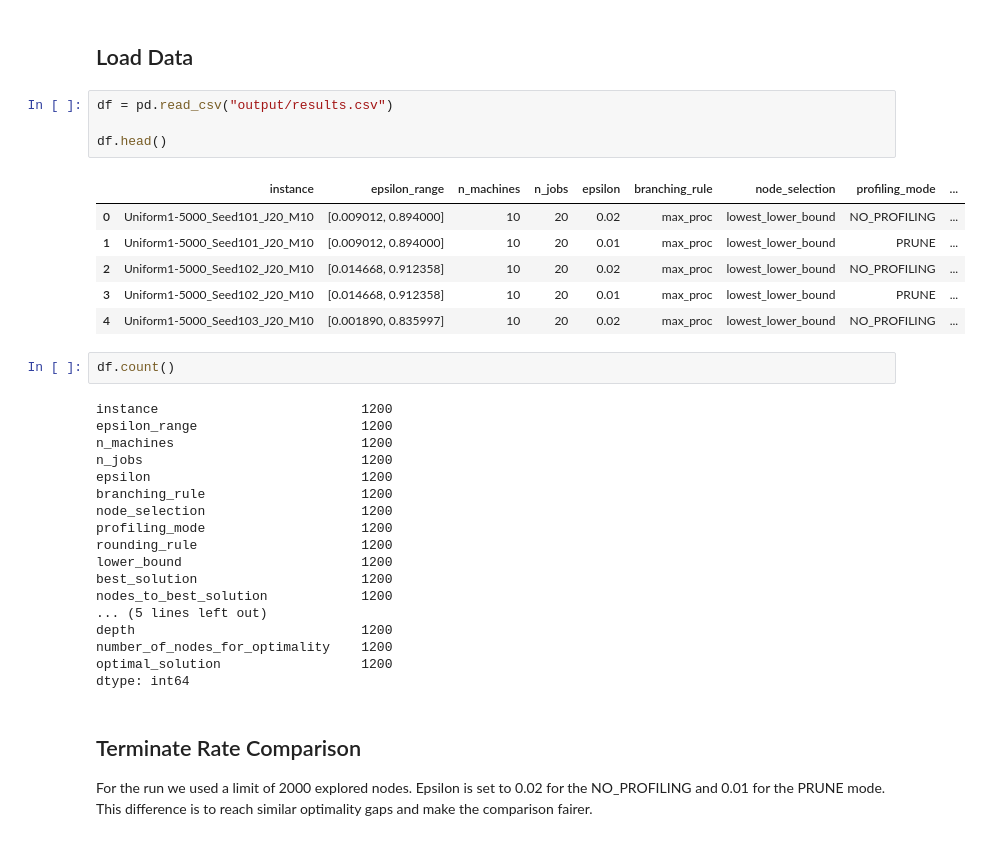
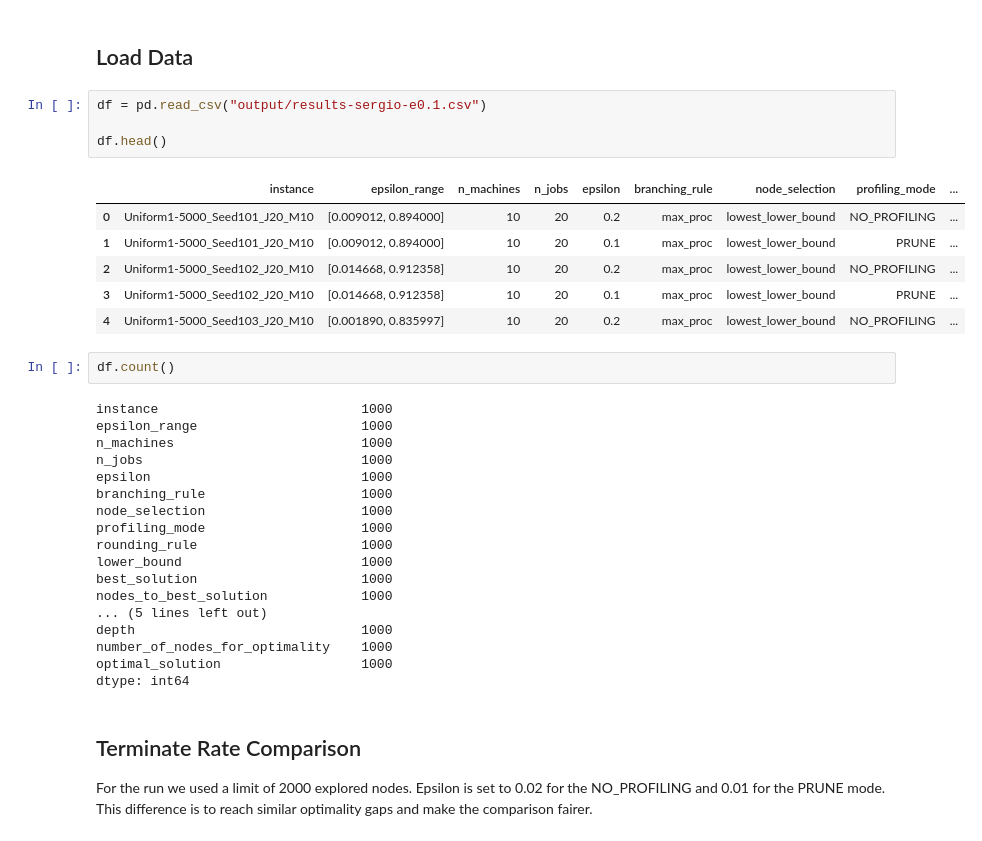
Before and after one commit to BEagle1984/branch_and_bound_as_PTAS, a Jupyter notebook: plots_identical_stats.ipynb, the cells around one changed output. Cells and saved outputs as stored; diff of their text form.

```diff
--- a/plots_identical_stats.ipynb
+++ b/plots_identical_stats.ipynb
@@ -13,35 +13,35 @@ import numpy as np
 # %% [markdown]
 ## Load Data
 # %%
-df = pd.read_csv("output/results.csv")
+df = pd.read_csv("output/results-sergio-e0.1.csv")
 
 df.head()
 # %% [output]
 |  | instance | epsilon_range | n_machines | n_jobs | epsilon | branching_rule | node_selection | profiling_mode | ... |
-| 0 | Uniform1-5000_Seed101_J20_M10 | [0.009012, 0.894000] | 10 | 20 | 0.02 | max_proc | lowest_lower_bound | NO_PROFILING | ... |
-| 1 | Uniform1-5000_Seed101_J20_M10 | [0.009012, 0.894000] | 10 | 20 | 0.01 | max_proc | lowest_lower_bound | PRUNE | ... |
-| 2 | Uniform1-5000_Seed102_J20_M10 | [0.014668, 0.912358] | 10 | 20 | 0.02 | max_proc | lowest_lower_bound | NO_PROFILING | ... |
-| 3 | Uniform1-5000_Seed102_J20_M10 | [0.014668, 0.912358] | 10 | 20 | 0.01 | max_proc | lowest_lower_bound | PRUNE | ... |
-| 4 | Uniform1-5000_Seed103_J20_M10 | [0.001890, 0.835997] | 10 | 20 | 0.02 | max_proc | lowest_lower_bound | NO_PROFILING | ... |
+| 0 | Uniform1-5000_Seed101_J20_M10 | [0.009012, 0.894000] | 10 | 20 | 0.2 | max_proc | lowest_lower_bound | NO_PROFILING | ... |
+| 1 | Uniform1-5000_Seed101_J20_M10 | [0.009012, 0.894000] | 10 | 20 | 0.1 | max_proc | lowest_lower_bound | PRUNE | ... |
+| 2 | Uniform1-5000_Seed102_J20_M10 | [0.014668, 0.912358] | 10 | 20 | 0.2 | max_proc | lowest_lower_bound | NO_PROFILING | ... |
+| 3 | Uniform1-5000_Seed102_J20_M10 | [0.014668, 0.912358] | 10 | 20 | 0.1 | max_proc | lowest_lower_bound | PRUNE | ... |
+| 4 | Uniform1-5000_Seed103_J20_M10 | [0.001890, 0.835997] | 10 | 20 | 0.2 | max_proc | lowest_lower_bound | NO_PROFILING | ... |
 # %%
 df.count()
 # %% [output]
-instance                          1200
-epsilon_range                     1200
-n_machines                        1200
-n_jobs                            1200
-epsilon                           1200
-branching_rule                    1200
-node_selection                    1200
-profiling_mode                    1200
-rounding_rule                     1200
-lower_bound                       1200
-best_solution                     1200
-nodes_to_best_solution            1200
+instance                          1000
+epsilon_range                     1000
+n_machines                        1000
+n_jobs                            1000
+epsilon                           1000
+branching_rule                    1000
+node_selection                    1000
+profiling_mode                    1000
+rounding_rule                     1000
+lower_bound                       1000
+best_solution                     1000
+nodes_to_best_solution            1000
 ... (5 lines left out)
-depth                             1200
-number_of_nodes_for_optimality    1200
-optimal_solution                  1200
+depth                             1000
+number_of_nodes_for_optimality    1000
+optimal_solution                  1000
 dtype: int64
 # %% [markdown]
 ## Terminate Rate Comparison
```
Also changed, not shown: parts of 3 cells of this notebook, 12 other files.
